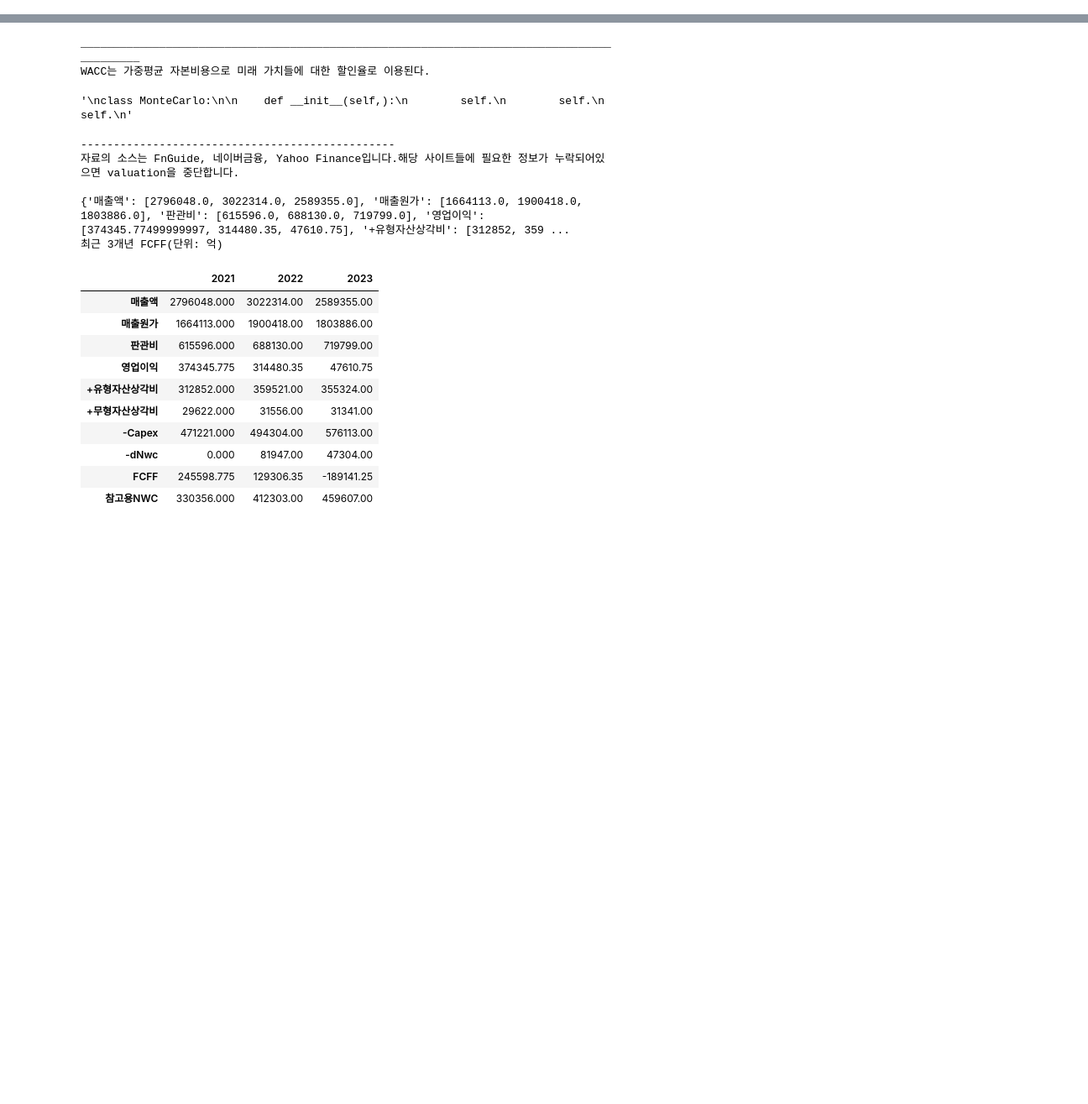
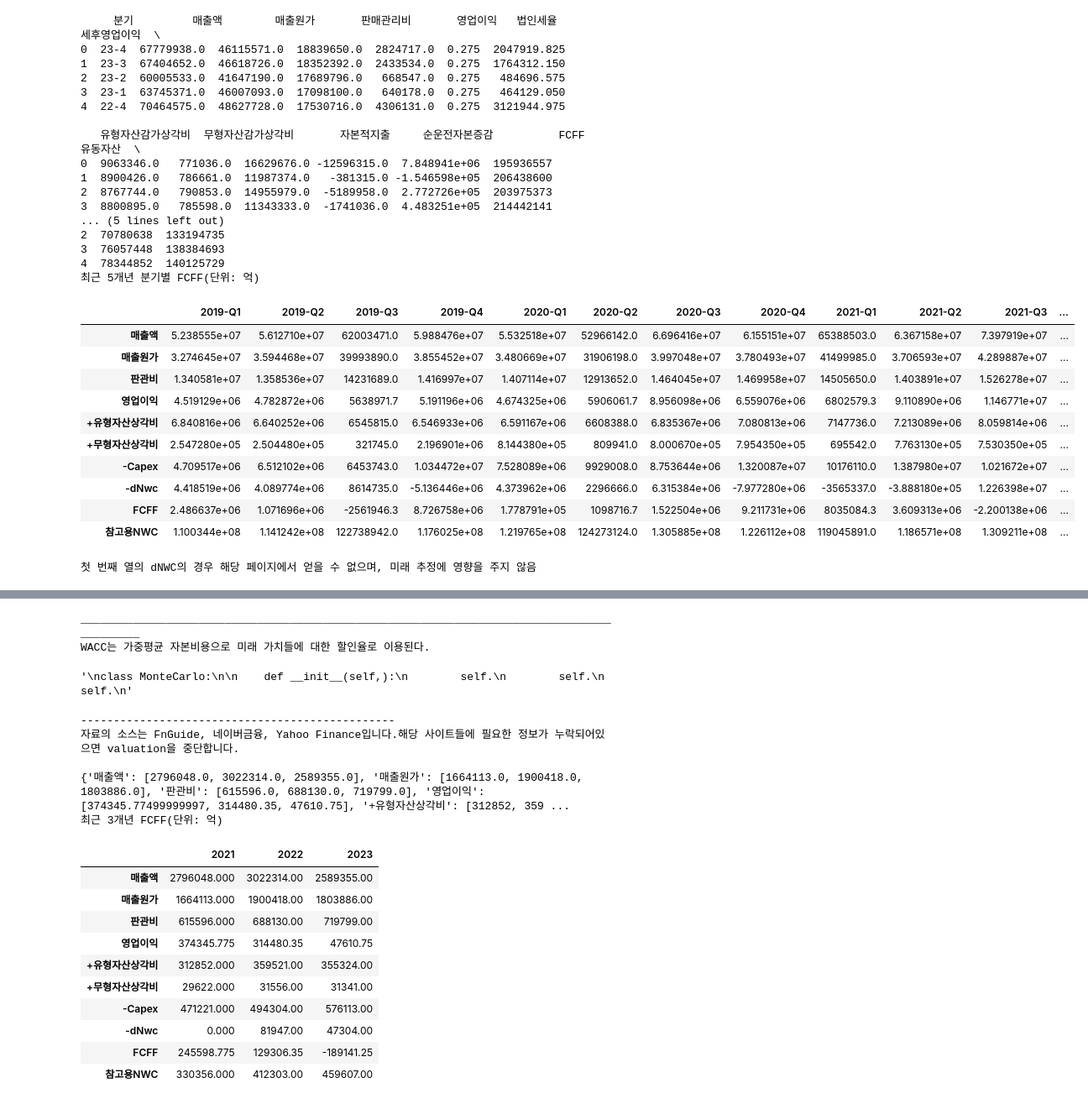
Before and after one commit to Data-MaSTeRR/DCF_Basic_firmValuation, a Jupyter notebook: DCF_withSalesML.ipynb, the cells around one changed output, grey strips where cells are left out. Shown at 84% size. Drawn from its saved outputs; the diff is of its cells as text; code cells hidden in the pictures; blank space fills up the shorter version.

```diff
--- a/DCF_withSalesML.ipynb
+++ b/DCF_withSalesML.ipynb
@@ -572,0 +275,42 @@ class step2:
+# %%
+# Step1 : loading F/S
+FS1_tables = load_FS()
+company = FS1_tables[0]
+table = FS1_tables[1]
+
+asset1 = step1(company, table)
+tax = asset1.Basic_IS()
+asset1.Basic_CF()
+asset1.Dnwc()
+asset1.FCFF()
+fcff_table = asset1.mktable()
+# %% [output]
+     분기         매출액        매출원가       판매관리비       영업이익   법인세율       세후영업이익  \
+0  23-4  67779938.0  46115571.0  18839650.0  2824717.0  0.275  2047919.825
+1  23-3  67404652.0  46618726.0  18352392.0  2433534.0  0.275  1764312.150
+2  23-2  60005533.0  41647190.0  17689796.0   668547.0  0.275   484696.575
+3  23-1  63745371.0  46007093.0  17098100.0   640178.0  0.275   464129.050
+4  22-4  70464575.0  48627728.0  17530716.0  4306131.0  0.275  3121944.975
+
+   유형자산감가상각비  무형자산감가상각비       자본적지출     순운전자본증감          FCFF       유동자산  \
+0  9063346.0   771036.0  16629676.0 -12596315.0  7.848941e+06  195936557
+1  8900426.0   786661.0  11987374.0   -381315.0 -1.546598e+05  206438600
+2  8767744.0   790853.0  14955979.0  -5189958.0  2.772726e+05  203975373
+3  8800895.0   785598.0  11343333.0  -1741036.0  4.483251e+05  214442141
+... (5 lines left out)
+2  70780638  133194735
+3  76057448  138384693
+4  78344852  140125729
+최근 5개년 분기별 FCFF(단위: 억)
+|  | 2019-Q1 | 2019-Q2 | 2019-Q3 | 2019-Q4 | 2020-Q1 | 2020-Q2 | 2020-Q3 | 2020-Q4 | 2021-Q1 | 2021-Q2 | 2021-Q3 | ... |
+| 매출액 | 5.238555e+07 | 5.612710e+07 | 62003471.0 | 5.988476e+07 | 5.532518e+07 | 52966142.0 | 6.696416e+07 | 6.155151e+07 | 65388503.0 | 6.367158e+07 | 7.397919e+07 | ... |
+| 매출원가 | 3.274645e+07 | 3.594468e+07 | 39993890.0 | 3.855452e+07 | 3.480669e+07 | 31906198.0 | 3.997048e+07 | 3.780493e+07 | 41499985.0 | 3.706593e+07 | 4.289887e+07 | ... |
+| 판관비 | 1.340581e+07 | 1.358536e+07 | 14231689.0 | 1.416997e+07 | 1.407114e+07 | 12913652.0 | 1.464045e+07 | 1.469958e+07 | 14505650.0 | 1.403891e+07 | 1.526278e+07 | ... |
+| 영업이익 | 4.519129e+06 | 4.782872e+06 | 5638971.7 | 5.191196e+06 | 4.674325e+06 | 5906061.7 | 8.956098e+06 | 6.559076e+06 | 6802579.3 | 9.110890e+06 | 1.146771e+07 | ... |
+| +유형자산상각비 | 6.840816e+06 | 6.640252e+06 | 6545815.0 | 6.546933e+06 | 6.591167e+06 | 6608388.0 | 6.835367e+06 | 7.080813e+06 | 7147736.0 | 7.213089e+06 | 8.059814e+06 | ... |
+| +무형자산상각비 | 2.547280e+05 | 2.504480e+05 | 321745.0 | 2.196901e+06 | 8.144380e+05 | 809941.0 | 8.000670e+05 | 7.954350e+05 | 695542.0 | 7.763130e+05 | 7.530350e+05 | ... |
+| -Capex | 4.709517e+06 | 6.512102e+06 | 6453743.0 | 1.034472e+07 | 7.528089e+06 | 9929008.0 | 8.753644e+06 | 1.320087e+07 | 10176110.0 | 1.387980e+07 | 1.021672e+07 | ... |
+| -dNwc | 4.418519e+06 | 4.089774e+06 | 8614735.0 | -5.136446e+06 | 4.373962e+06 | 2296666.0 | 6.315384e+06 | -7.977280e+06 | -3565337.0 | -3.888180e+05 | 1.226398e+07 | ... |
+| FCFF | 2.486637e+06 | 1.071696e+06 | -2561946.3 | 8.726758e+06 | 1.778791e+05 | 1098716.7 | 1.522504e+06 | 9.211731e+06 | 8035084.3 | 3.609313e+06 | -2.200138e+06 | ... |
+| 참고용NWC | 1.100344e+08 | 1.141242e+08 | 122738942.0 | 1.176025e+08 | 1.219765e+08 | 124273124.0 | 1.305885e+08 | 1.226112e+08 | 119045891.0 | 1.186571e+08 | 1.309211e+08 | ... |
+첫 번째 열의 dNWC의 경우 해당 페이지에서 얻을 수 없으며, 미래 추정에 영향을 주지 않음
```
Also changed, not shown: parts of 10 cells of this notebook, 4 other files.
